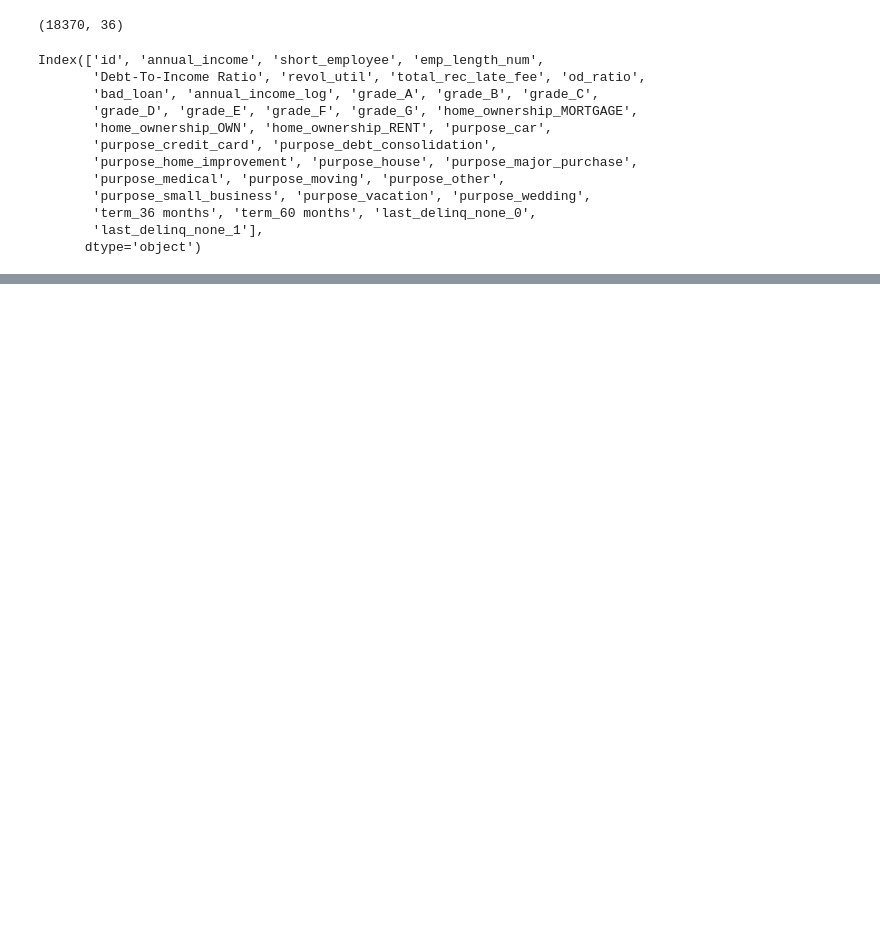
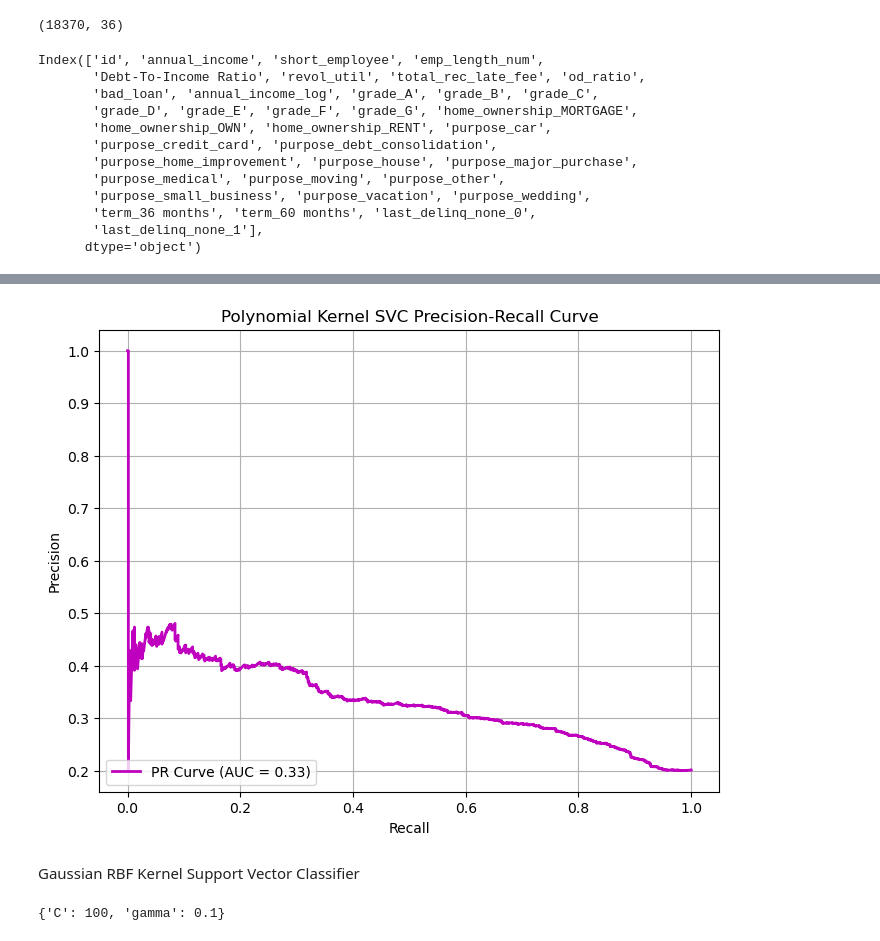
Before and after one commit to KaimiHuang/Applied_Data_Science_Project_1, a Jupyter notebook: Predict_bad_loan.ipynb, the cells around one changed output, grey strips where cells are left out. Saved outputs shown, nothing was run; the diff lists cells and outputs as text; code cells hidden in the pictures; blank space fills up the shorter version.

```diff
--- a/Predict_bad_loan.ipynb
+++ b/Predict_bad_loan.ipynb
@@ -944,0 +1059,25 @@ plt.show()
+# %%
+#best_params = grid_search.best_params_
+
+poly_kernel_svm_clf = SVC(kernel = 'poly',
+                          degree = 3,
+                          coef0 = 1,
+                          C = 1,
+                          probability = True,
+                          class_weight=class_weights)
+
+poly_kernel_svm_clf.fit(X_train, y_train)
+y_pred = poly_kernel_svm_clf.predict(X_test)
+
+print("Confusion Matrix:")
+print(confusion_matrix(y_test, y_pred))
+
+print("\nClassification Report:")
+print(classification_report(y_test, y_pred))
+
+accuracy = accuracy_score(y_test, y_pred)
+print("\nAccuracy：", accuracy)
+
+                #Predicted Negative     Predicted Positive
+#Actual Negative       TN                     FP
+#Actual Positive       FN                     TP
@@ -944,0 +1101,36 @@ plt.show()
+# %%
+y_scores = poly_kernel_svm_clf.predict_proba(X_test)[:, 1]
+
+poly_kernel_svm_precision, poly_kernel_svm_recall, thresholds = precision_recall_curve(y_test, y_scores)
+
+poly_kernel_svm_pr_auc = average_precision_score(y_test, y_scores)
+
+plt.figure(figsize=(8, 6))
+plt.plot(poly_kernel_svm_recall, poly_kernel_svm_precision, color='m', lw=2, label=f'PR Curve (AUC = {poly_kernel_svm_pr_auc:.2f})')
+plt.xlabel('Recall')
+plt.ylabel('Precision')
+plt.title('Polynomial Kernel SVC Precision-Recall Curve')
+plt.legend(loc='lower left')
+plt.grid(True)
+plt.show()
+# %% [output]
+[figure, added]
+# %% [markdown]
+Gaussian RBF Kernel Support Vector Classifier
+# %%
+param_grid = [
+    {'gamma': [0.01, 0.1, 1],
+     'C': [1, 10, 100]}
+]
+
+rbf_kernel_svm_clf = SVC(kernel = 'rbf')
+
+grid_search = GridSearchCV(rbf_kernel_svm_clf, param_grid, cv=3,
+                          scoring = 'recall',
+                          return_train_score = True)
+
+grid_search.fit(X_train, y_train)
+
+grid_search.best_params_
+# %% [output]
+{'C': 100, 'gamma': 0.1}
```
Also changed, not shown: parts of 88 cells of this notebook.
